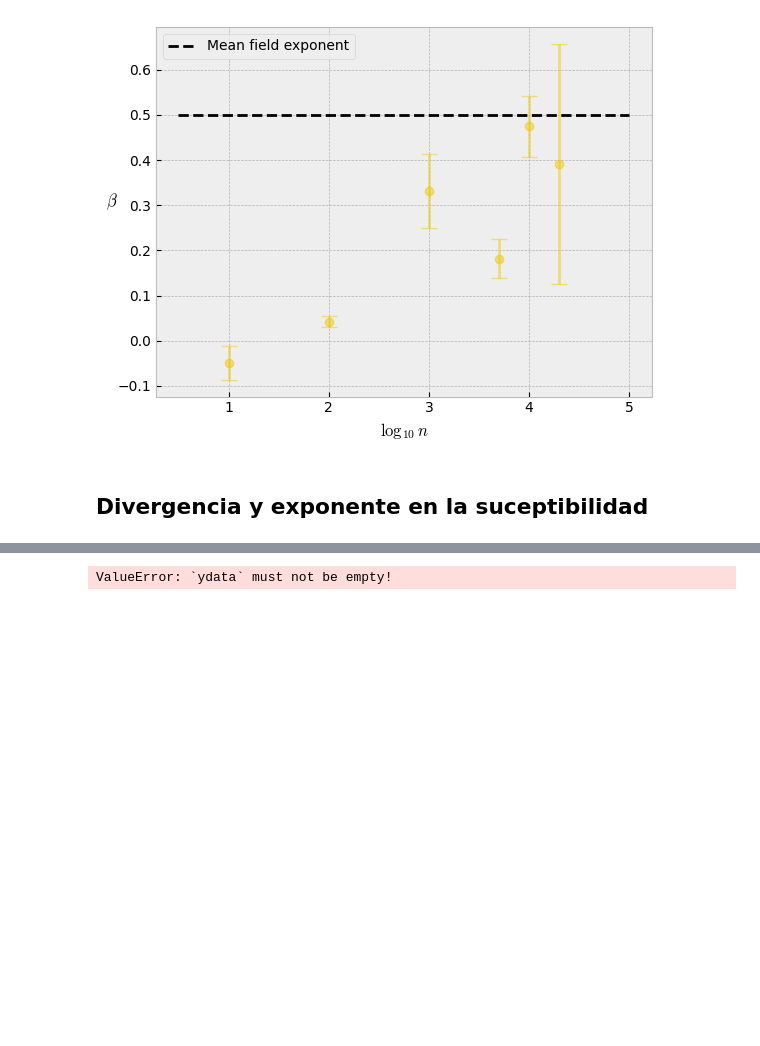
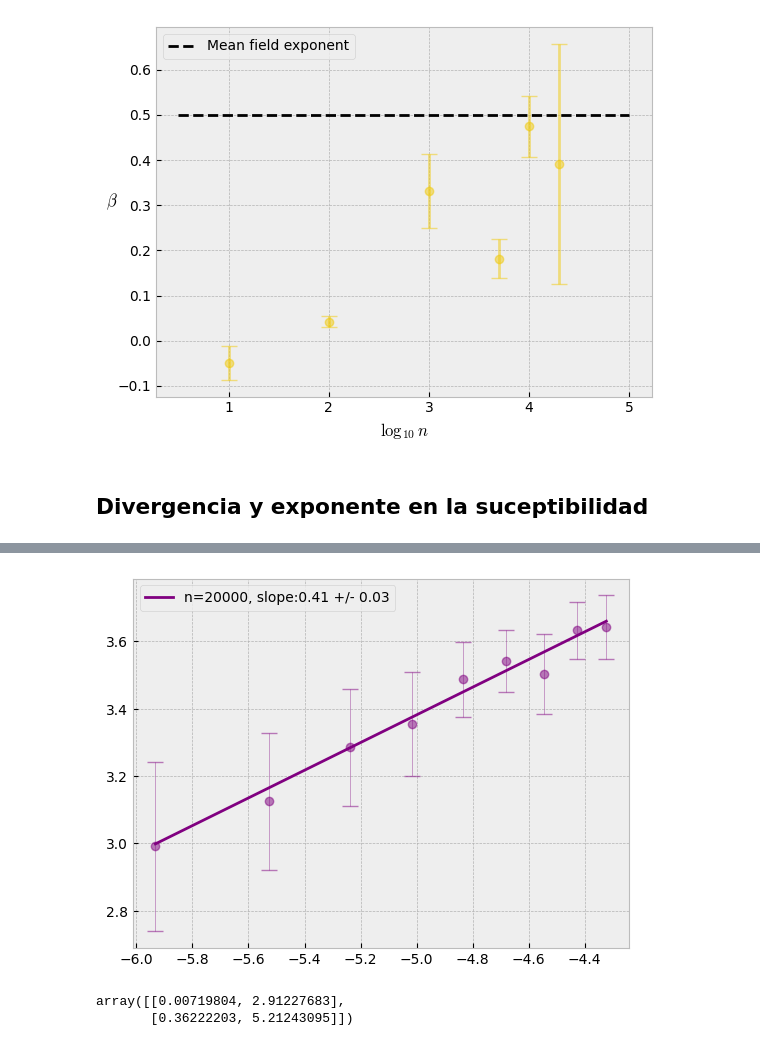
Before and after one commit to W-physics/Tesis, a Jupyter notebook: Critical_time.ipynb, the cells around one changed output, grey strips where cells are left out. Cells and saved outputs as stored; diff of their text form; code cells hidden in the pictures; blank space fills up the shorter version.

```diff
--- a/Critical_time.ipynb
+++ b/Critical_time.ipynb
@@ -233,4 +146,6 @@ for i in tqdm(range(len(ndata_list))):
 # %%
+fig4, ax4 = plt.subplots()
+
 def FindSlopes2(ndata_list):
 
     def lin_func(x, slope, intercept):
@@ -248,48 +163,54 @@ def FindSlopes2(ndata_list):
         average_maximums = pd.read_csv(fr'data\AM_n={ndata}.csv', header=None).to_numpy()
         standard_error_maximums = pd.read_csv(fr'data\SE_n={ndata}.csv', header=None).to_numpy()
 
-        tol = 10
+        tol = 9
 
         suceptibility = (average_maximums[1] - average_maximums[0]) / h
 
         sigma = np.sqrt(standard_error_maximums[0]**2 + standard_error_maximums[1]**2) / h
 
-        logy = np.log(suceptibility[tc:])[:tol]
-        logx = np.log(reduced_time_array[tc:])[:tol]
+        logy = np.log(suceptibility[tc+2:])[:tol]
+        logx = np.log(reduced_time_array[tc+2:])[:tol]
 
-        sigma_logy = sigma[tc:] / suceptibility[tc:]
+        sigma_logy = sigma[tc+2:] / suceptibility[tc+2:]
         sigma_logy = sigma_logy[:tol]
 
         ###
         mask = np.isfinite(logx) & np.isfinite(logy) & np.isfinite(sigma_logy)
         logx = logx[mask]
         logy = logy[mask]
         sigma_logy = sigma_logy[mask]
         ####
 
         popt, pcov = curve_fit(lin_func, logx, logy, sigma=sigma_logy)
 
         perr = np.sqrt(np.diag(pcov))
 
-        if i == 4:
+        if i == 1:
 
             label = fr'n={ndata}, slope:{round(popt[0],2)} +/- {round(perr[0],2)}'
 
-            ax2.errorbar(logx, logy, yerr=sigma_logy,
+            ax4.errorbar(logx, logy, yerr=sigma_logy,
                          fmt='o', capsize=6, color='purple', alpha=0.5, elinewidth=0.5)
-            ax2.plot(logx, popt[0]*logx + popt[1], color='purple', label=label)
+            ax4.plot(logx, popt[0]*logx + popt[1], color='purple', label=label)
 
         parameter_array[i] = popt
         perrors[i] = perr
 
-    ax2.legend()
-    ax1.legend()
+    ax4.legend()
 
     return parameter_array, perrors
 
+ndata_list = [10000, 20000]
+
 parameter_array_s, perrors_s = FindSlopes2(ndata_list)
 # %% [output]
-ValueError: `ydata` must not be empty!
+[figure, added]
+# %%
+parameter_array_s
+# %% [output]
+array([[0.00719804, 2.91227683],
+       [0.36222203, 5.21243095]])
 # %%
 import numpy as np
 import pandas as pd
```
Also changed, not shown: parts of 6 cells of this notebook, 8 other files.
